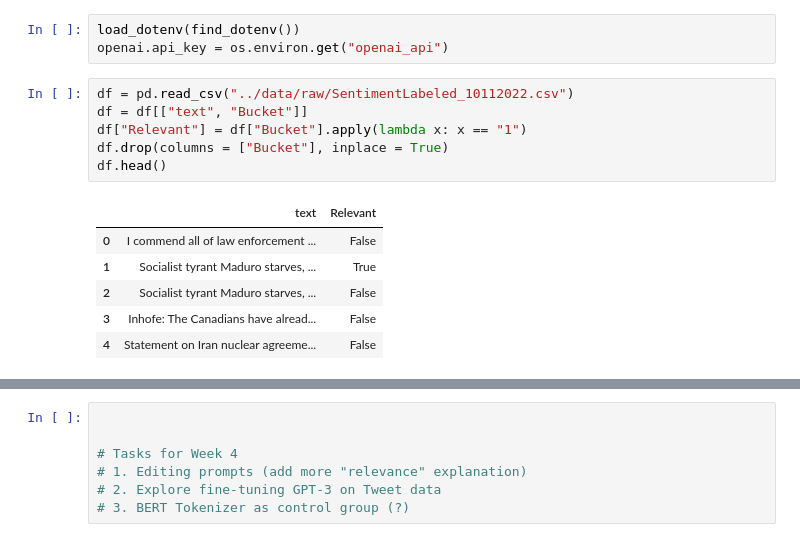
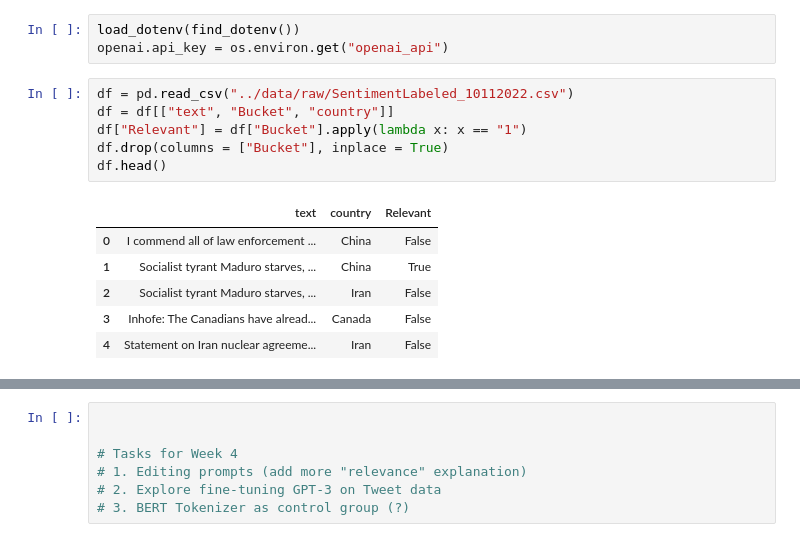
Before and after one commit to gprasad125/dsc180b, a Jupyter notebook: notebooks/classifier_test.ipynb, the cells around one changed output, grey strips where cells are left out. Cells and saved outputs as stored; diff of their text form.

```diff
--- a/notebooks/classifier_test.ipynb
+++ b/notebooks/classifier_test.ipynb
@@ -10,14 +31,14 @@ load_dotenv(find_dotenv())
 openai.api_key = os.environ.get("openai_api")
 # %%
 df = pd.read_csv("../data/raw/SentimentLabeled_10112022.csv")
-df = df[["text", "Bucket"]]
+df = df[["text", "Bucket", "country"]]
 df["Relevant"] = df["Bucket"].apply(lambda x: x == "1")
 df.drop(columns = ["Bucket"], inplace = True)
 df.head()
 # %% [output]
-|  | text | Relevant |
-| 0 | I commend all of law enforcement ... | False |
-| 1 | Socialist tyrant Maduro starves, ... | True |
-| 2 | Socialist tyrant Maduro starves, ... | False |
-| 3 | Inhofe: The Canadians have alread... | False |
-| 4 | Statement on Iran nuclear agreeme... | False |
+|  | text | country | Relevant |
+| 0 | I commend all of law enforcement ... | China | False |
+| 1 | Socialist tyrant Maduro starves, ... | China | True |
+| 2 | Socialist tyrant Maduro starves, ... | Iran | False |
+| 3 | Inhofe: The Canadians have alread... | Canada | False |
+| 4 | Statement on Iran nuclear agreeme... | Iran | False |
```
Also changed, not shown: parts of 9 cells of this notebook, 5 other files.
